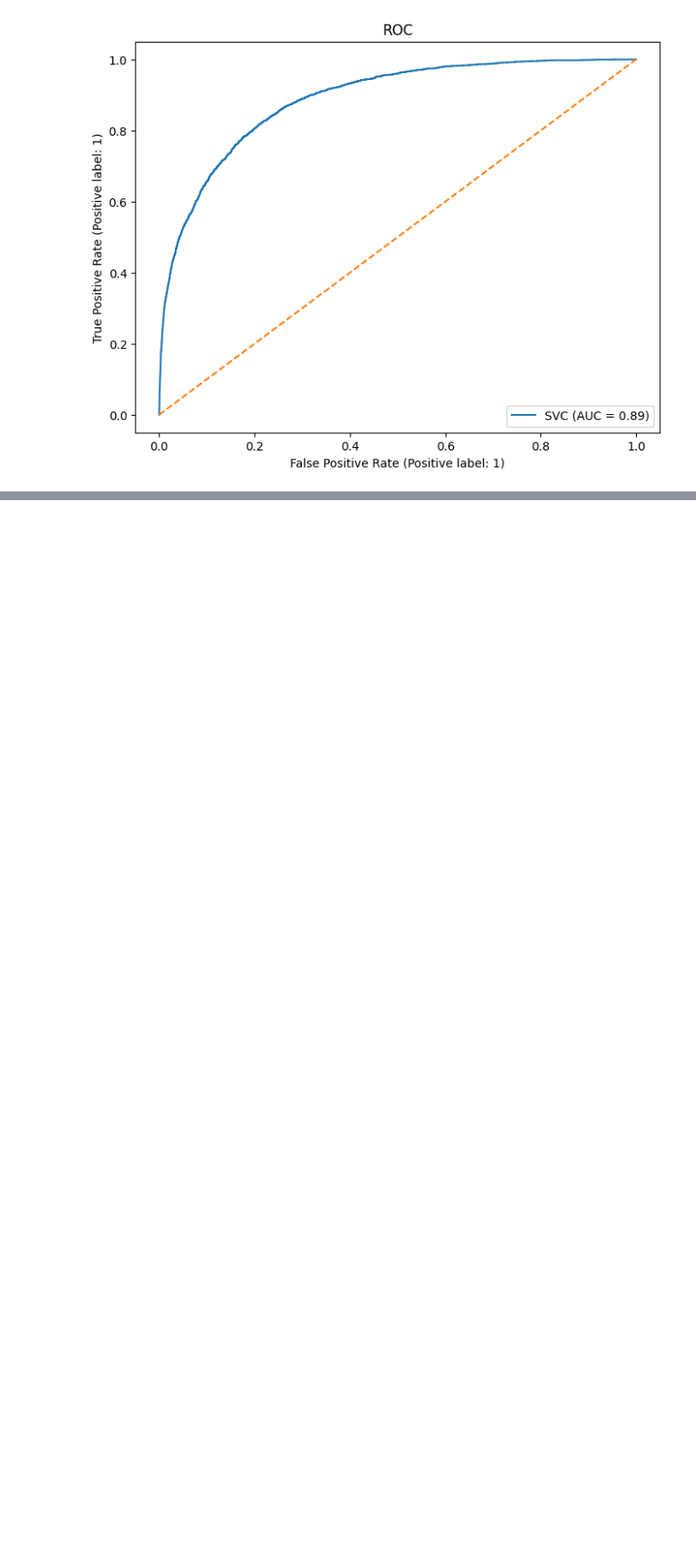
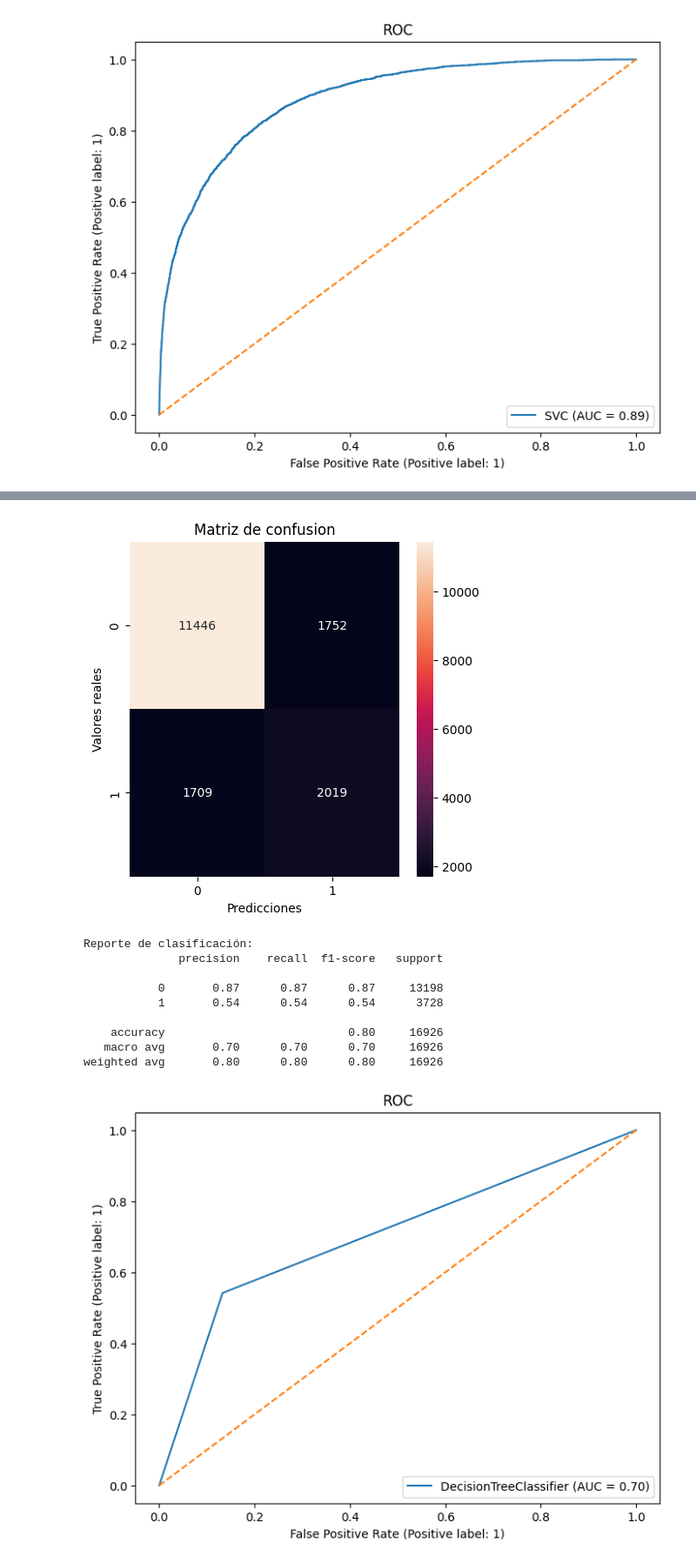
Before and after one commit to davidlealo/tallermodelossupervisados, a Jupyter notebook: segundo_taller_v4.ipynb, the cells around one changed output, grey strips where cells are left out. Shown at 87% size. Cells and saved outputs as stored; diff of their text form; code cells hidden in the pictures; blank space fills up the shorter version.

```diff
--- a/segundo_taller_v4.ipynb
+++ b/segundo_taller_v4.ipynb
@@ -406,0 +445,17 @@ weighted avg       0.85      0.86      0.84     16926
+# %%
+# Mostrar resultados
+
+y_predad = ad.predict(X_test)
+mostrar_resultados(y_test, y_predad,X_test,ad)
+# %% [output]
+[figure, added]
+Reporte de clasificación:
+              precision    recall  f1-score   support
+
+           0       0.87      0.87      0.87     13198
+           1       0.54      0.54      0.54      3728
+
+    accuracy                           0.80     16926
+   macro avg       0.70      0.70      0.70     16926
+weighted avg       0.80      0.80      0.80     16926
+[figure, added]
```
Also changed, not shown: parts of 8 cells of this notebook.
